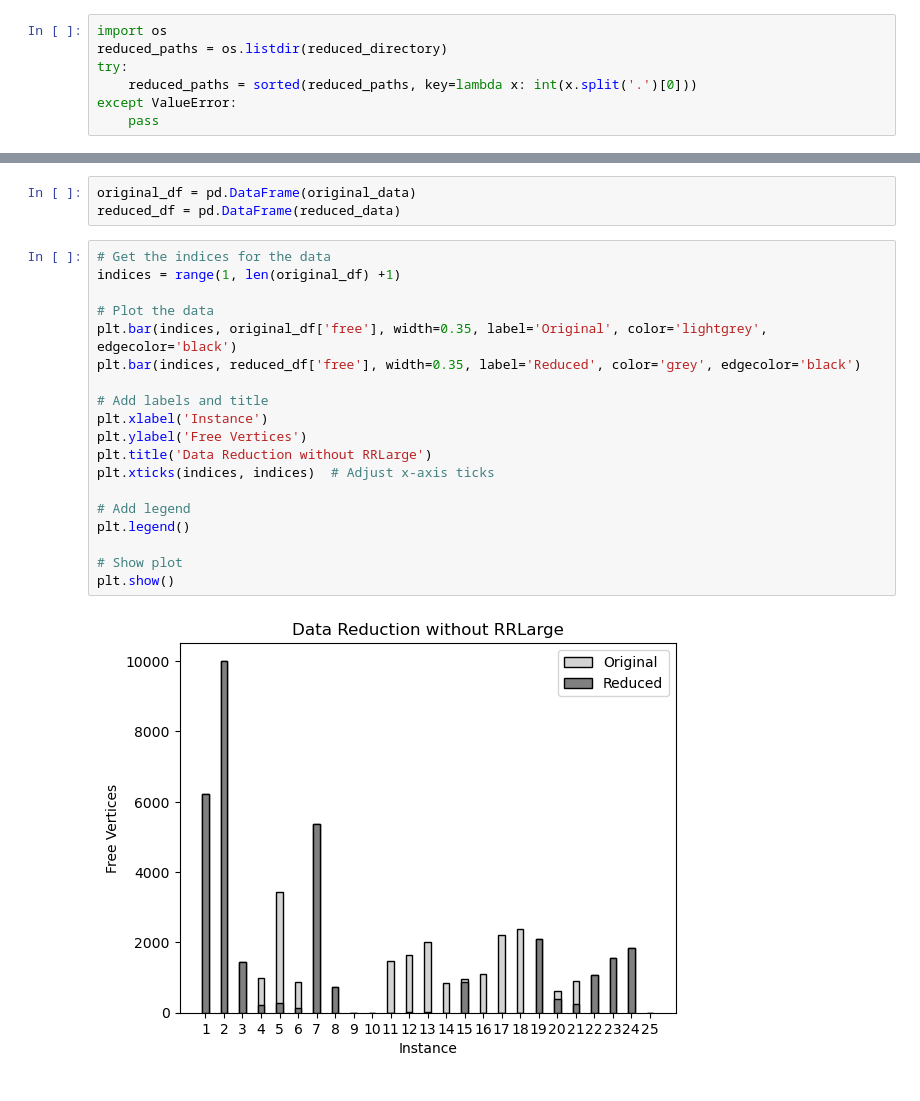
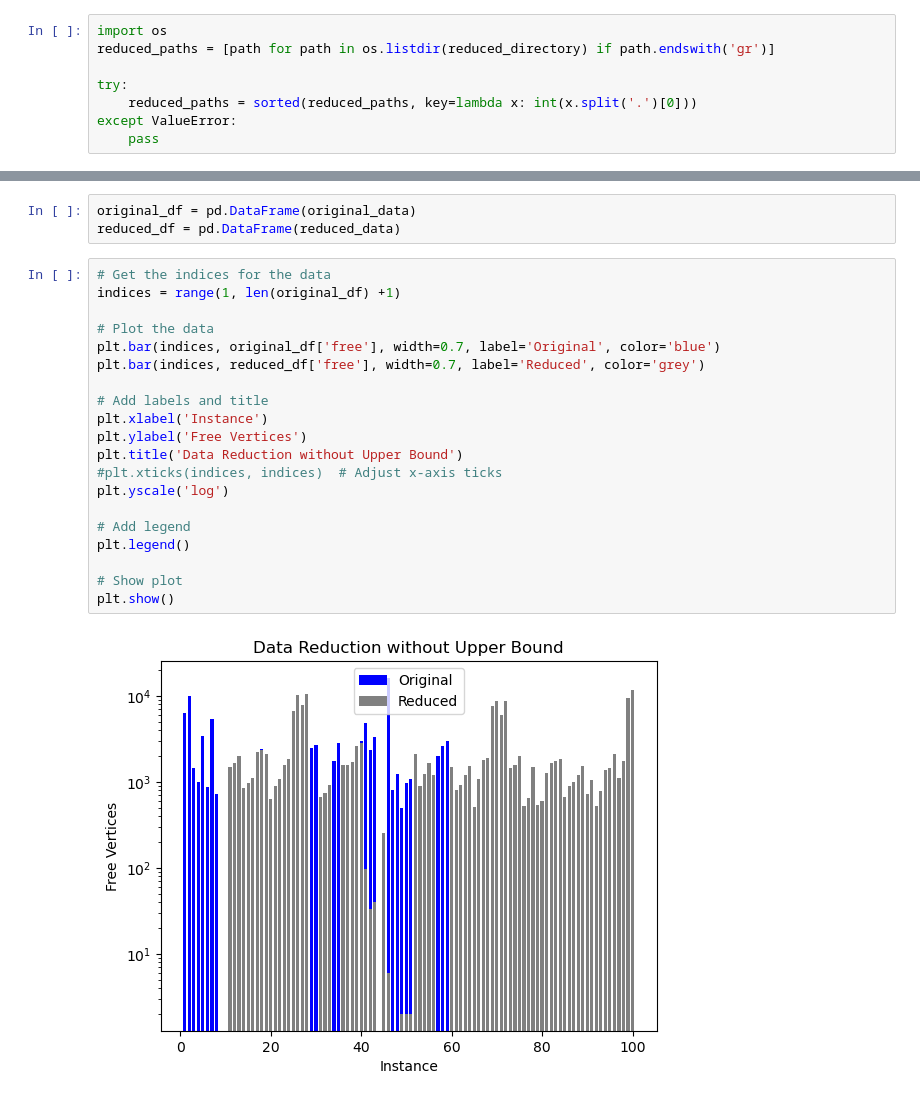
Before and after one commit to lucidLuckylee/pace_2024, a Jupyter notebook: helper/notebooks/data_reduction.ipynb, the cells around one changed output, grey strips where cells are left out. Cells and saved outputs as stored; diff of their text form.

Commit message:
Various Data Reduction adjustments

```diff
--- a/helper/notebooks/data_reduction.ipynb
+++ b/helper/notebooks/data_reduction.ipynb
@@ -7,7 +7,8 @@ original_directory = "../../data/heuristic_public/"
 reduced_directory = "../../data/heuristic_public_reduced"
 # %%
 import os
-reduced_paths = os.listdir(reduced_directory)
+reduced_paths = [path for path in os.listdir(reduced_directory) if path.endswith('gr')]
+
 try:
     reduced_paths = sorted(reduced_paths, key=lambda x: int(x.split('.')[0]))
 except ValueError:
@@ -47,21 +48,22 @@ reduced_df = pd.DataFrame(reduced_data)
 # %%
 # Get the indices for the data
 indices = range(1, len(original_df) +1)
 
 # Plot the data
-plt.bar(indices, original_df['free'], width=0.35, label='Original', color='lightgrey', edgecolor='black')
-plt.bar(indices, reduced_df['free'], width=0.35, label='Reduced', color='grey', edgecolor='black')
+plt.bar(indices, original_df['free'], width=0.7, label='Original', color='blue')
+plt.bar(indices, reduced_df['free'], width=0.7, label='Reduced', color='grey')
 
 # Add labels and title
 plt.xlabel('Instance')
 plt.ylabel('Free Vertices')
-plt.title('Data Reduction without RRLarge')
-plt.xticks(indices, indices)  # Adjust x-axis ticks
+plt.title('Data Reduction without Upper Bound')
+#plt.xticks(indices, indices)  # Adjust x-axis ticks
+plt.yscale('log')
 
 # Add legend
 plt.legend()
 
 # Show plot
 plt.show()
 # %% [output]
-[figure, old version]
+[figure, new version]
```
Also changed, not shown: parts of 4 cells of this notebook, 11 other files.
